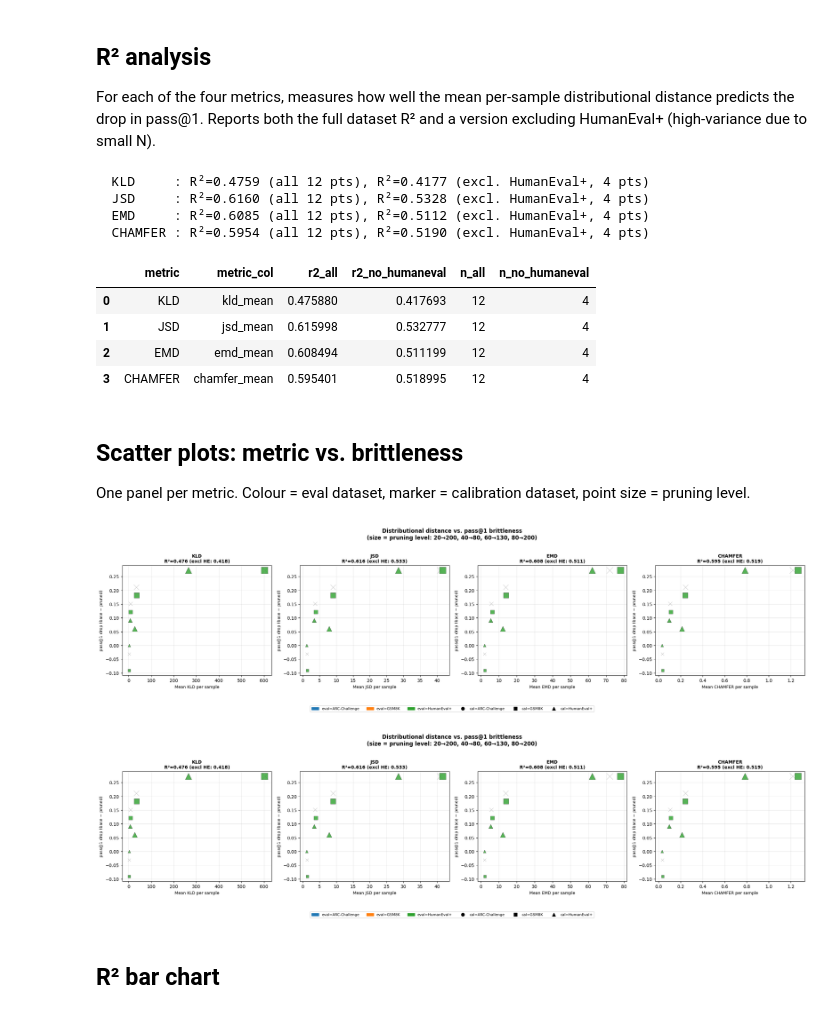
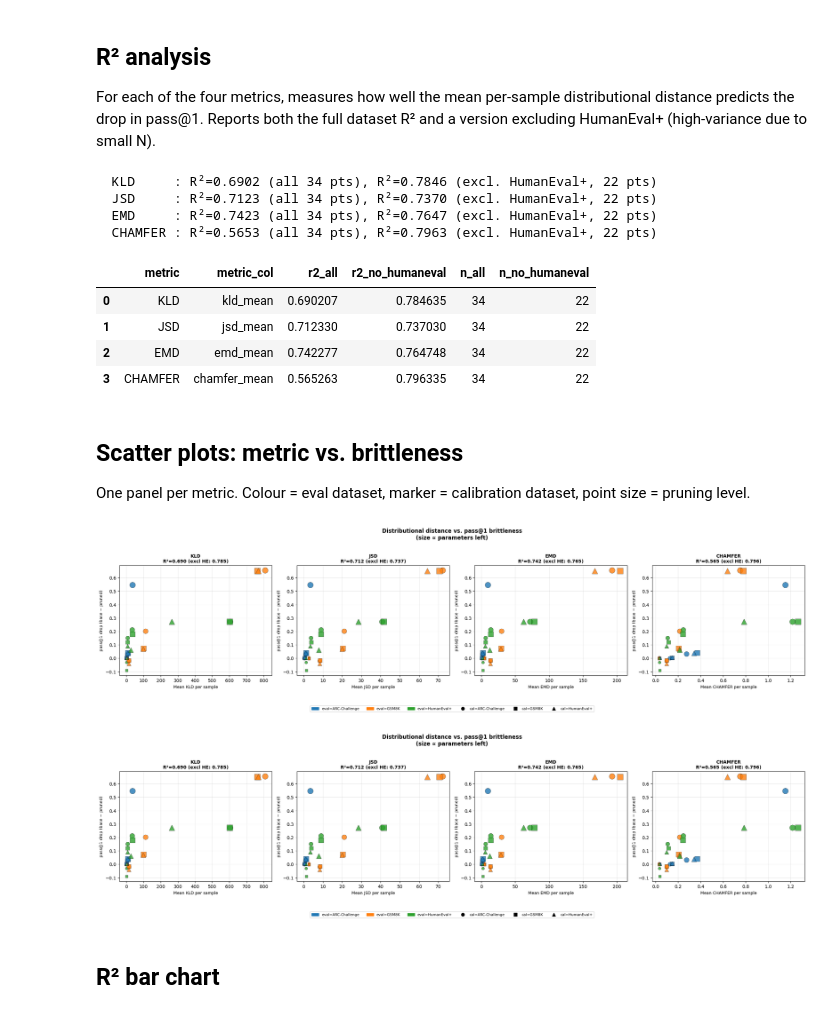
Before and after one commit to rengzhengcodes/pruning-metrics, a Jupyter notebook: notebooks/experiment/04_metric_spaces.ipynb, the cells around one changed output. Drawn from its saved outputs; the diff is of its cells as text; code cells hidden in the pictures.

```diff
--- a/notebooks/experiment/04_metric_spaces.ipynb
+++ b/notebooks/experiment/04_metric_spaces.ipynb
@@ -77,6 +77,15 @@ TF_CACHE_DIR.mkdir(parents=True, exist_ok=True)
 session = boto3.session.Session(profile_name=AWS_PROFILE)
 s3      = session.client("s3")
 
+
+def _parse_combo(combo_key: str) -> tuple[str, str]:
+    """Split 'cal_eval' correctly — dataset names like 'arc_challenge' contain underscores."""
+    for cal in DATASETS:
+        if combo_key.startswith(cal + "_"):
+            return cal, combo_key[len(cal) + 1:]
+    raise ValueError(f"Cannot parse combo_key: {combo_key!r}")
+
+
 print(f"TF runs:      {len(TF_URIS)}")
 print(f"Freeform runs: {len(FREEFORM_URIS)}")
 for k in sorted(TF_URIS):
@@ -132,7 +141,7 @@ def _get_freeform_summary(uri: str) -> dict | None:
 
 freeform_rows = []
 for combo_key, uri in FREEFORM_URIS.items():
-    cal, eval_ = combo_key.split("_", 1)
+    cal, eval_ = _parse_combo(combo_key)
     summary = _get_freeform_summary(uri)
     if summary is None:
         continue
@@ -310,7 +316,7 @@ _METRIC_FNS  = [compute_kld, compute_jsd, compute_emd, compute_chamfer]
 metric_rows = []
 
 for combo_key, task_index in tf_index.items():
-    cal, eval_ = combo_key.split("_", 1)
+    cal, eval_ = _parse_combo(combo_key)
 
     for level_k in [20, 40, 60, 80]:
         valid_tasks = [
@@ -482,15 +488,15 @@ for name in METRIC_NAMES:
 r2_df = pd.DataFrame(r2_rows)
 r2_df
 # %% [output]
-  KLD     : R²=0.4759 (all 12 pts), R²=0.4177 (excl. HumanEval+, 4 pts)
-  JSD     : R²=0.6160 (all 12 pts), R²=0.5328 (excl. HumanEval+, 4 pts)
-  EMD     : R²=0.6085 (all 12 pts), R²=0.5112 (excl. HumanEval+, 4 pts)
-  CHAMFER : R²=0.5954 (all 12 pts), R²=0.5190 (excl. HumanEval+, 4 pts)
+  KLD     : R²=0.6902 (all 34 pts), R²=0.7846 (excl. HumanEval+, 22 pts)
+  JSD     : R²=0.7123 (all 34 pts), R²=0.7370 (excl. HumanEval+, 22 pts)
+  EMD     : R²=0.7423 (all 34 pts), R²=0.7647 (excl. HumanEval+, 22 pts)
+  CHAMFER : R²=0.5653 (all 34 pts), R²=0.7963 (excl. HumanEval+, 22 pts)
 |  | metric | metric_col | r2_all | r2_no_humaneval | n_all | n_no_humaneval |
-| 0 | KLD | kld_mean | 0.475880 | 0.417693 | 12 | 4 |
-| 1 | JSD | jsd_mean | 0.615998 | 0.532777 | 12 | 4 |
-| 2 | EMD | emd_mean | 0.608494 | 0.511199 | 12 | 4 |
-| 3 | CHAMFER | chamfer_mean | 0.595401 | 0.518995 | 12 | 4 |
+| 0 | KLD | kld_mean | 0.690207 | 0.784635 | 34 | 22 |
+| 1 | JSD | jsd_mean | 0.712330 | 0.737030 | 34 | 22 |
+| 2 | EMD | emd_mean | 0.742277 | 0.764748 | 34 | 22 |
+| 3 | CHAMFER | chamfer_mean | 0.565263 | 0.796335 | 34 | 22 |
 # %% [markdown]
 ## Scatter plots: metric vs. brittleness
 
@@ -501,7 +507,7 @@ import matplotlib.pyplot as plt
 
 COLORS  = {"arc_challenge": "tab:blue", "gsm8k": "tab:orange", "humaneval": "tab:green"}
 MARKERS = {"arc_challenge": "o",       "gsm8k": "s",          "humaneval": "^"}
-SIZES   = {20: 40, 40: 80, 60: 130, 80: 200}
+SIZES   = {20: 200 * 0.2, 40: 200 * 0.4, 60: 200 * 0.6, 80: 200 * 0.8}
 
 fig, axes = plt.subplots(1, 4, figsize=(22, 5))
 
@@ -522,36 +528,36 @@ for ax, name in zip(axes, METRIC_NAMES):
         fontsize=10, fontweight="bold",
     )
     ax.set_xlabel(f"Mean {name.upper()} per sample", fontsize=9)
     ax.set_ylabel("pass@1 drop (base − pruned)", fontsize=9)
     ax.grid(True, alpha=0.3)
 
 # Legend patches
 import matplotlib.patches as mpatches
 import matplotlib.lines as mlines
 color_patches = [
     mpatches.Patch(color=c, label=f"eval={BENCHMARK_LABELS[k]}")
     for k, c in COLORS.items()
 ]
 marker_lines = [
     mlines.Line2D([], [], color="k", marker=m, linestyle="None",
                   markersize=7, label=f"cal={BENCHMARK_LABELS[k]}")
     for k, m in MARKERS.items()
 ]
 fig.legend(
     handles=color_patches + marker_lines,
     loc="lower center", ncol=6, fontsize=8,
     bbox_to_anchor=(0.5, -0.12),
 )
 fig.suptitle(
     "Distributional distance vs. pass@1 brittleness\n"
-    "(size = pruning level: 20→200, 40→80, 60→130, 80→200)",
+    "(size ∝ parameters left)",
     fontsize=12, fontweight="bold", y=1.02,
 )
 fig.tight_layout()
 fig
 # %% [output]
-[figure, old version]
+[figure, new version]
-[figure, old version]
+[figure, new version]
 # %% [markdown]
 ## R² bar chart
 # %%
```
Also changed, not shown: parts of 8 cells of this notebook, 2 other files.
